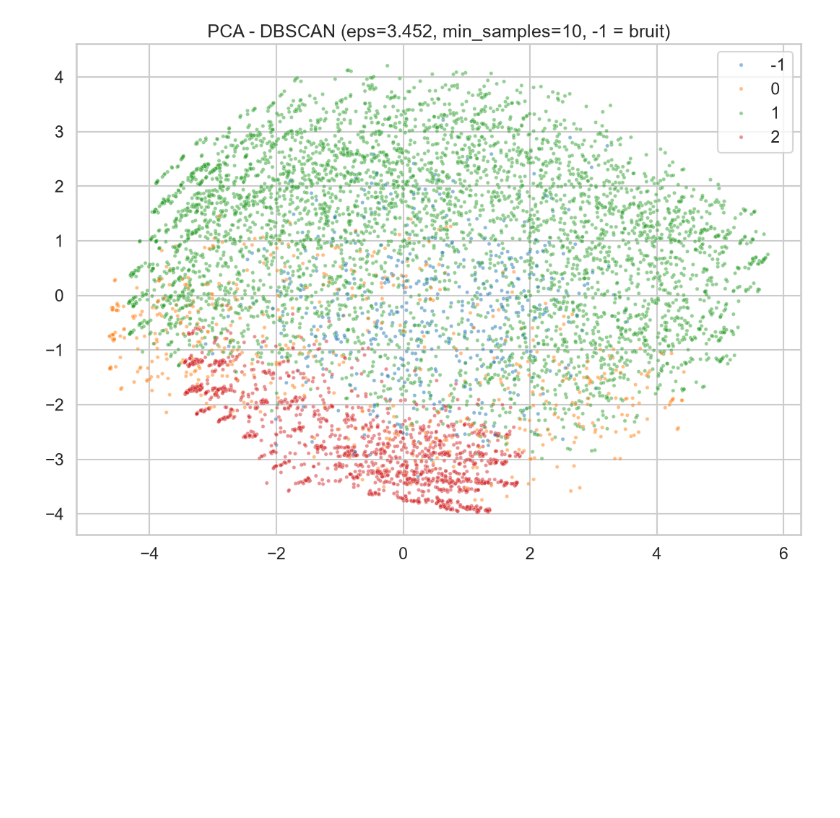
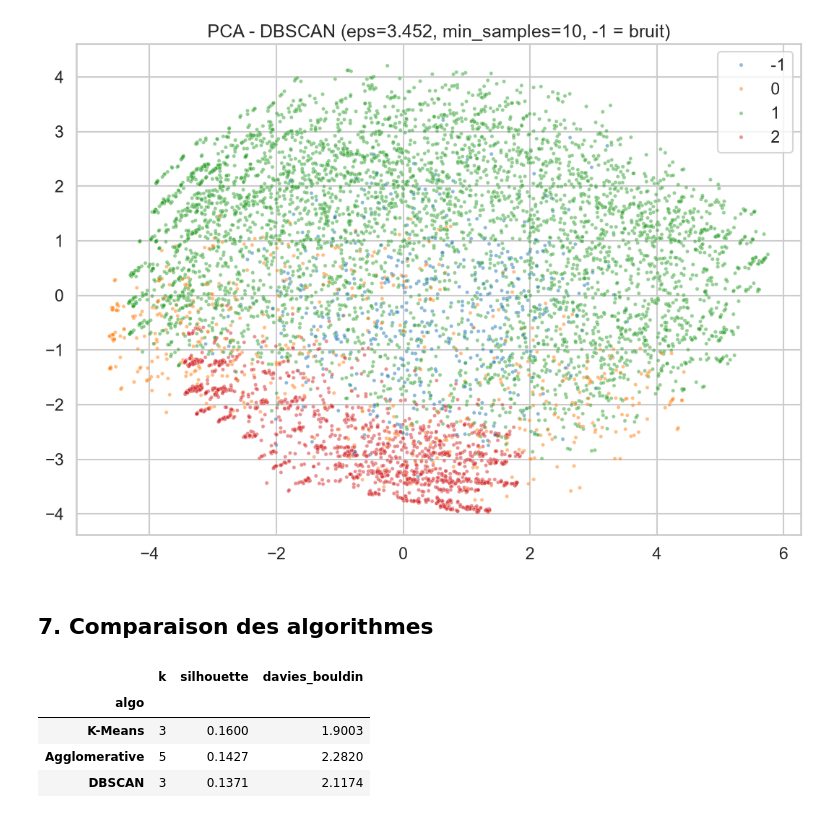
Before and after one commit to doughmi-ilyas/customer-churn-prediction, a Jupyter notebook: notebooks/02_clusters.ipynb, the cells around one changed output. Saved outputs shown, nothing was run; the diff lists cells and outputs as text; code cells hidden in the pictures; blank space fills up the shorter version.

```diff
--- a/notebooks/02_clusters.ipynb
+++ b/notebooks/02_clusters.ipynb
@@ -255,3 +255,21 @@ fig.savefig(f"{FIG_DIR}/15_pca_dbscan.png", dpi=110, bbox_inches="tight")
 plt.show()
 # %% [output]
 [figure]
+# %% [markdown]
+## 7. Comparaison des algorithmes
+# %%
+mask = labels_db != -1
+comparison = pd.DataFrame(
+    [
+        {"algo": "K-Means", "k": K, "silhouette": silhouette_score(X, df["cluster"]), "davies_bouldin": davies_bouldin_score(X, df["cluster"])},
+        {"algo": "Agglomerative", "k": k_ag, "silhouette": silhouette_score(X, labels_ag), "davies_bouldin": davies_bouldin_score(X, labels_ag)},
+        {"algo": "DBSCAN", "k": int(best_db["n_clusters"]), "silhouette": silhouette_score(X[mask], labels_db[mask]), "davies_bouldin": davies_bouldin_score(X[mask], labels_db[mask])},
+    ]
+).set_index("algo")
+comparison.round(4)
+# %% [output]
+|  | k | silhouette | davies_bouldin |
+| algo |  |  |  |
+| K-Means | 3 | 0.1600 | 1.9003 |
+| Agglomerative | 5 | 0.1427 | 2.2820 |
+| DBSCAN | 3 | 0.1371 | 2.1174 |
```
Also changed, not shown: parts of 1 cell of this notebook, 1 other file.
